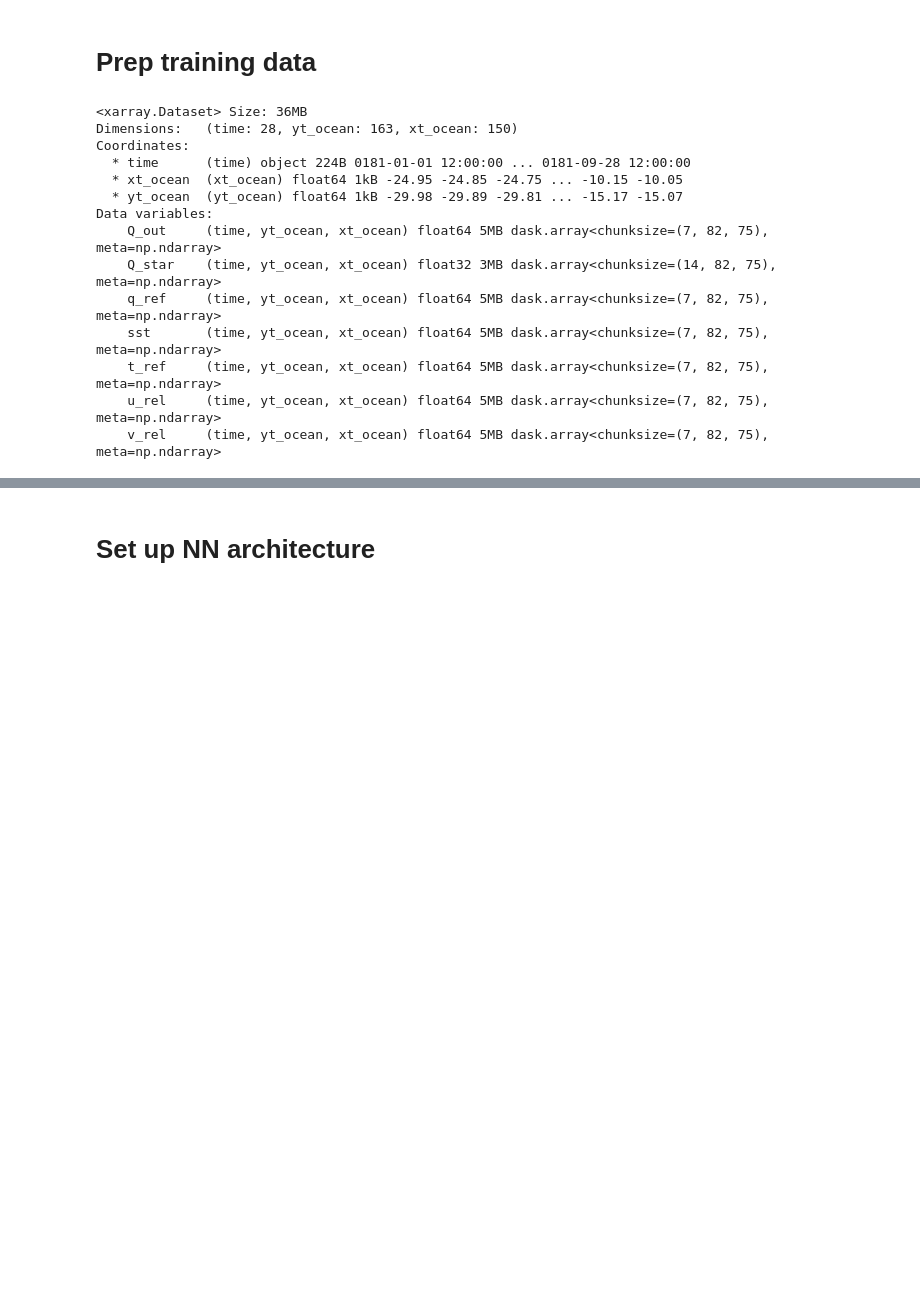
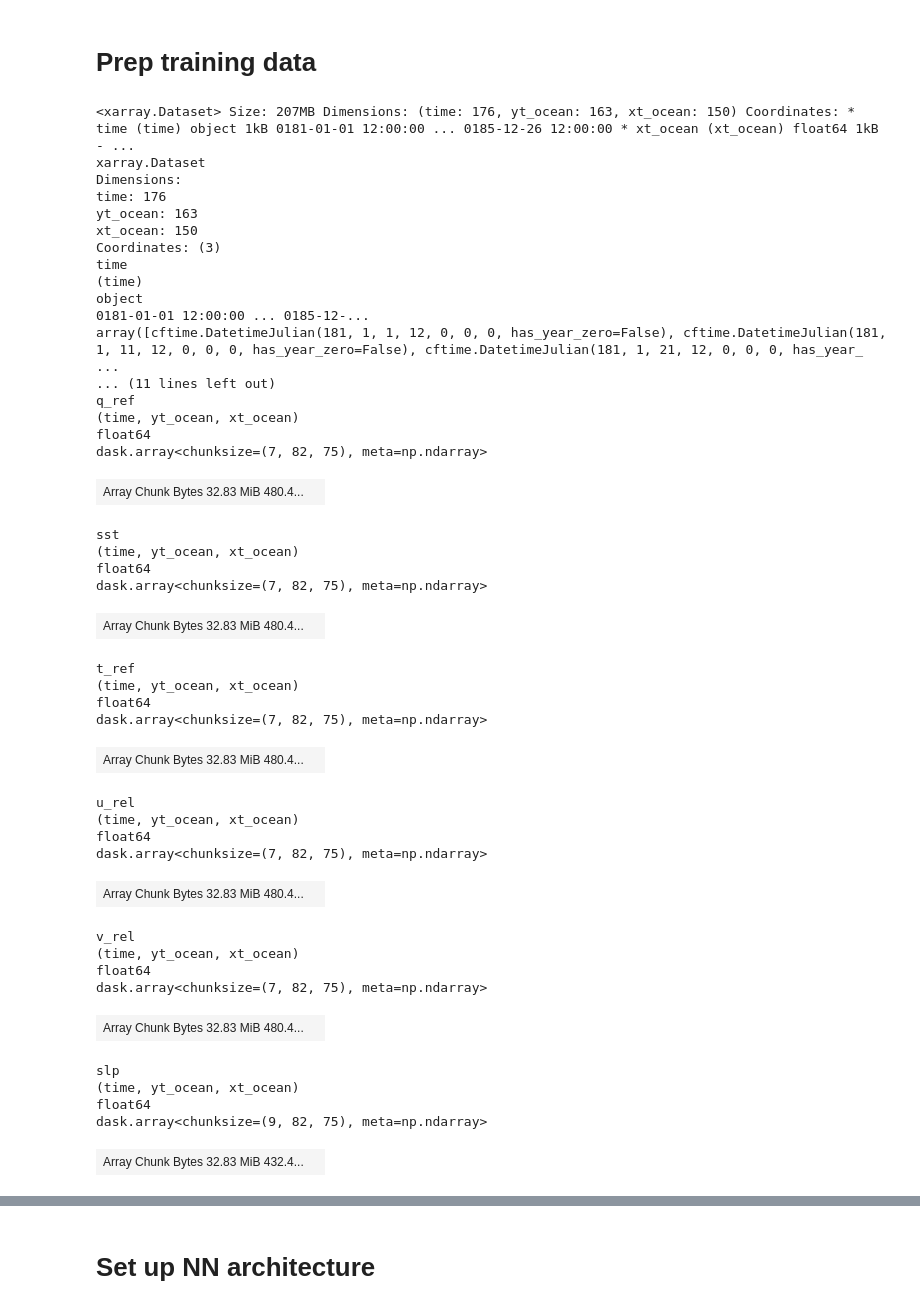
Before and after one commit to ocean-transport/air-sea-ML, a Jupyter notebook: addition_CNN_trial.ipynb, the cells around one changed output, grey strips where cells are left out. Cells and saved outputs as stored; diff of their text form; code cells hidden in the pictures; blank space fills up the shorter version.

```diff
--- a/addition_CNN_trial.ipynb
+++ b/addition_CNN_trial.ipynb
@@ -33,22 +39,68 @@ from torch.utils.data import DataLoader, Dataset
 # %% [markdown]
 # Prep training data
 # %%
-ds_training = xr.open_dataset(
+ds_train1 = xr.open_dataset(
     "gs://leap-persistent/panalluri/ds_trainingData_southAtlantic_every10TimeSteps.zarr", engine="zarr", chunks={}
 )
-ds_training
+ds_train1 = ds_train1.drop_vars(['Q_star', 'Q_out'])
+ds_train2 = xr.open_dataset(
+    "gs://leap-persistent/panalluri/ds_trainingData_southAtlantic_every10TimeSteps_yr2.zarr", engine="zarr", chunks={}
+)
+ds_train3 = xr.open_dataset(
+    "gs://leap-persistent/panalluri/ds_trainingData_southAtlantic_every10TimeSteps_yr3.zarr", engine="zarr", chunks={}
+)
+ds_train4 = xr.open_dataset(
+    "gs://leap-persistent/panalluri/ds_trainingData_southAtlantic_every10TimeSteps_yr4.zarr", engine="zarr", chunks={}
+)
+ds_train5 = xr.open_dataset(
+    "gs://leap-persistent/panalluri/ds_trainingData_southAtlantic_every10TimeSteps_yr5.zarr", engine="zarr", chunks={}
+)
+datasets = [ds_train1, ds_train2, ds_train3, ds_train4, ds_train5]
+
+# Concatenate along the 'time' dimension
+combined_dataset = xr.concat(datasets, dim='time')
+combined_dataset
 # %% [output]
-<xarray.Dataset> Size: 36MB
-Dimensions:   (time: 28, yt_ocean: 163, xt_ocean: 150)
-Coordinates:
-  * time      (time) object 224B 0181-01-01 12:00:00 ... 0181-09-28 12:00:00
-  * xt_ocean  (xt_ocean) float64 1kB -24.95 -24.85 -24.75 ... -10.15 -10.05
-  * yt_ocean  (yt_ocean) float64 1kB -29.98 -29.89 -29.81 ... -15.17 -15.07
-Data variables:
-    Q_out     (time, yt_ocean, xt_ocean) float64 5MB dask.array<chunksize=(7, 82, 75), meta=np.ndarray>
-    Q_star    (time, yt_ocean, xt_ocean) float32 3MB dask.array<chunksize=(14, 82, 75), meta=np.ndarray>
-    q_ref     (time, yt_ocean, xt_ocean) float64 5MB dask.array<chunksize=(7, 82, 75), meta=np.ndarray>
-    sst       (time, yt_ocean, xt_ocean) float64 5MB dask.array<chunksize=(7, 82, 75), meta=np.ndarray>
-    t_ref     (time, yt_ocean, xt_ocean) float64 5MB dask.array<chunksize=(7, 82, 75), meta=np.ndarray>
-    u_rel     (time, yt_ocean, xt_ocean) float64 5MB dask.array<chunksize=(7, 82, 75), meta=np.ndarray>
-    v_rel     (time, yt_ocean, xt_ocean) float64 5MB dask.array<chunksize=(7, 82, 75), meta=np.ndarray>
+<xarray.Dataset> Size: 207MB Dimensions: (time: 176, yt_ocean: 163, xt_ocean: 150) Coordinates: * time (time) object 1kB 0181-01-01 12:00:00 ... 0185-12-26 12:00:00 * xt_ocean (xt_ocean) float64 1kB - ...
+xarray.Dataset
+Dimensions:
+time: 176
+yt_ocean: 163
+xt_ocean: 150
+Coordinates: (3)
+time
+(time)
+object
+0181-01-01 12:00:00 ... 0185-12-...
+array([cftime.DatetimeJulian(181, 1, 1, 12, 0, 0, 0, has_year_zero=False), cftime.DatetimeJulian(181, 1, 11, 12, 0, 0, 0, has_year_zero=False), cftime.DatetimeJulian(181, 1, 21, 12, 0, 0, 0, has_year_ ...
+... (11 lines left out)
+q_ref
+(time, yt_ocean, xt_ocean)
+float64
+dask.array<chunksize=(7, 82, 75), meta=np.ndarray>
+| Array Chunk Bytes 32.83 MiB 480.4... |  |
+sst
+(time, yt_ocean, xt_ocean)
+float64
+dask.array<chunksize=(7, 82, 75), meta=np.ndarray>
+| Array Chunk Bytes 32.83 MiB 480.4... |  |
+t_ref
+(time, yt_ocean, xt_ocean)
+float64
+dask.array<chunksize=(7, 82, 75), meta=np.ndarray>
+| Array Chunk Bytes 32.83 MiB 480.4... |  |
+u_rel
+(time, yt_ocean, xt_ocean)
+float64
+dask.array<chunksize=(7, 82, 75), meta=np.ndarray>
+| Array Chunk Bytes 32.83 MiB 480.4... |  |
+v_rel
+(time, yt_ocean, xt_ocean)
+float64
+dask.array<chunksize=(7, 82, 75), meta=np.ndarray>
+| Array Chunk Bytes 32.83 MiB 480.4... |  |
+slp
+(time, yt_ocean, xt_ocean)
+float64
+dask.array<chunksize=(9, 82, 75), meta=np.ndarray>
+| Array Chunk Bytes 32.83 MiB 432.4... |  |
```
Also changed, not shown: parts of 19 cells of this notebook.
